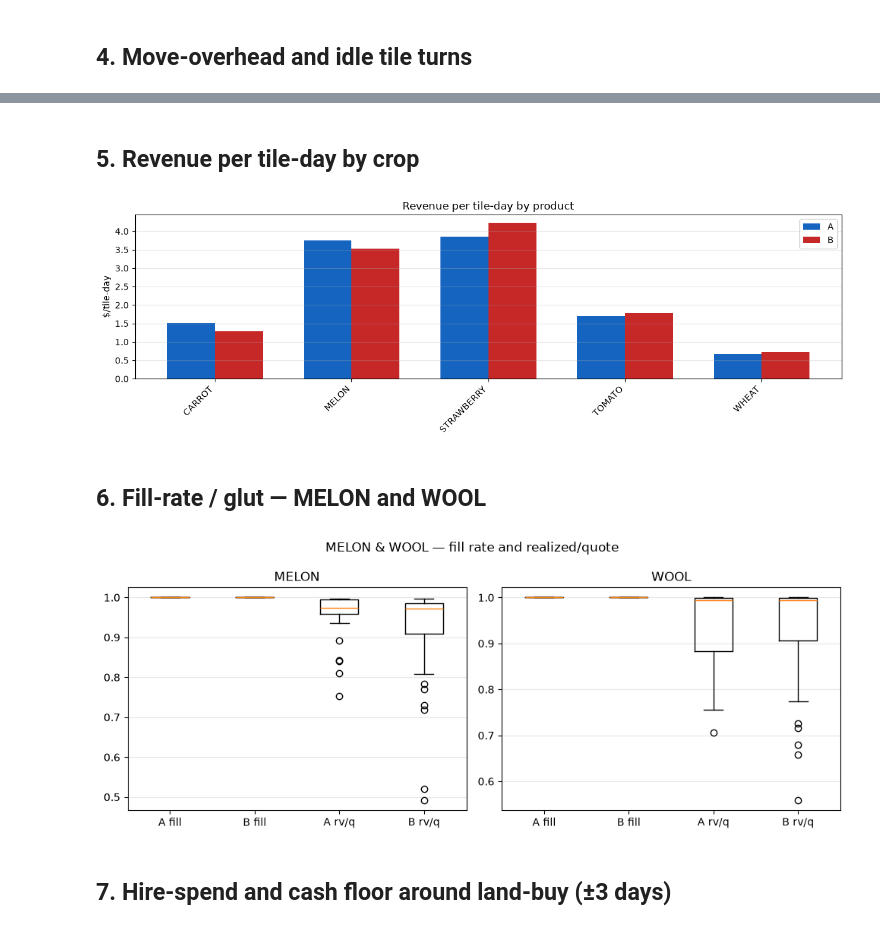
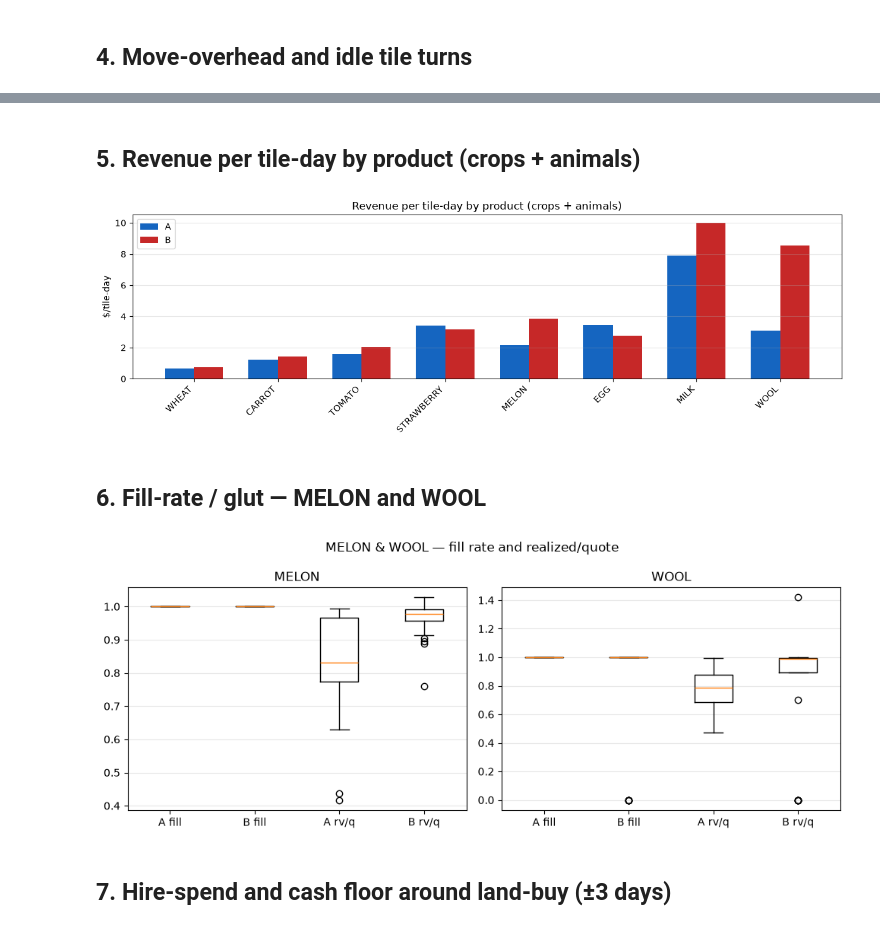
Before and after one commit to vlainic/kaggriculture, a Jupyter notebook: experiments/submission_comparison.ipynb, the cells around one changed output, grey strips where cells are left out. Saved outputs shown, nothing was run; the diff lists cells and outputs as text; code cells hidden in the pictures.

```diff
--- a/experiments/submission_comparison.ipynb
+++ b/experiments/submission_comparison.ipynb
@@ -25,8 +25,9 @@ import submission_nb as snb
 # TwoLand vs ThreeLand: 56251213 vs 56300972
 # TwoLand old (above) vs 2 new TwoLands: 56330628 or 56330937
 # Milos: oneland vs twoland: 56573638 vs 56575025
-ID_A = "56573638"
-ID_B = "56575025"
+# Milos - twoland = robust NE vs + better price forecast: 56640030 vs 56641070
+ID_A = "56640030"
+ID_B = "56641070"
 
 US_NAME = "Milos Vlainic"  # Kaggle team name (matches info.TeamNames)
 REFRESH = False  # True → re-summarize even if JSON exists
@@ -253,33 +246,36 @@ plt.show()
 # %% [markdown]
-## 5. Revenue per tile-day by crop
+## 5. Revenue per tile-day by product (crops + animals)
 # %%
 def mean_rev_per_tile(games):
     acc: dict[str, list[float]] = {}
     for g in games:
-        _, _, plan_k = snb.us_kpi(g)
-        for prod, val in (plan_k.get("revenue_per_tile_day_by_crop") or {}).items():
+        for prod, val in snb.revenue_per_tile_day_by_product(g).items():
             acc.setdefault(prod, []).append(float(val))
     return {p: np.mean(v) for p, v in acc.items()}
 
 rev_a = mean_rev_per_tile(games_a)
 rev_b = mean_rev_per_tile(games_b)
-prods = sorted(set(rev_a) | set(rev_b))
+_CROP_ORDER = ["WHEAT", "CARROT", "TOMATO", "STRAWBERRY", "MELON"]
+_ANIMAL_ORDER = ["EGG", "MILK", "WOOL"]
+_seen = set(rev_a) | set(rev_b)
+prods = [p for p in _CROP_ORDER + _ANIMAL_ORDER if p in _seen]
+prods += sorted(_seen - set(prods))
 
 x = np.arange(len(prods))
 w = 0.35
 fig, ax = plt.subplots(figsize=(12, 4))
 ax.bar(x - w / 2, [rev_a.get(p, 0) for p in prods], w, label="A", color="#1565c0")
 ax.bar(x + w / 2, [rev_b.get(p, 0) for p in prods], w, label="B", color="#c62828")
 ax.set_xticks(x)
 ax.set_xticklabels(prods, rotation=45, ha="right")
 ax.set_ylabel("$/tile-day")
-ax.set_title("Revenue per tile-day by product")
+ax.set_title("Revenue per tile-day by product (crops + animals)")
 ax.legend()
 ax.grid(True, axis="y", alpha=0.3)
 plt.tight_layout()
 plt.show()
 # %% [output]
-[figure, old version]
+[figure, new version]
 # %% [markdown]
 ## 6. Fill-rate / glut — MELON and WOOL
 # %%
@@ -296,7 +292,7 @@ fig.suptitle("MELON & WOOL — fill rate and realized/quote")
 plt.tight_layout()
 plt.show()
 # %% [output]
-[figure, old version]
+[figure, new version]
 # %% [markdown]
 ## 7. Hire-spend and cash floor around land-buy (±3 days)
 # %%
```
Also changed, not shown: parts of 7 cells of this notebook, 5 other files.
